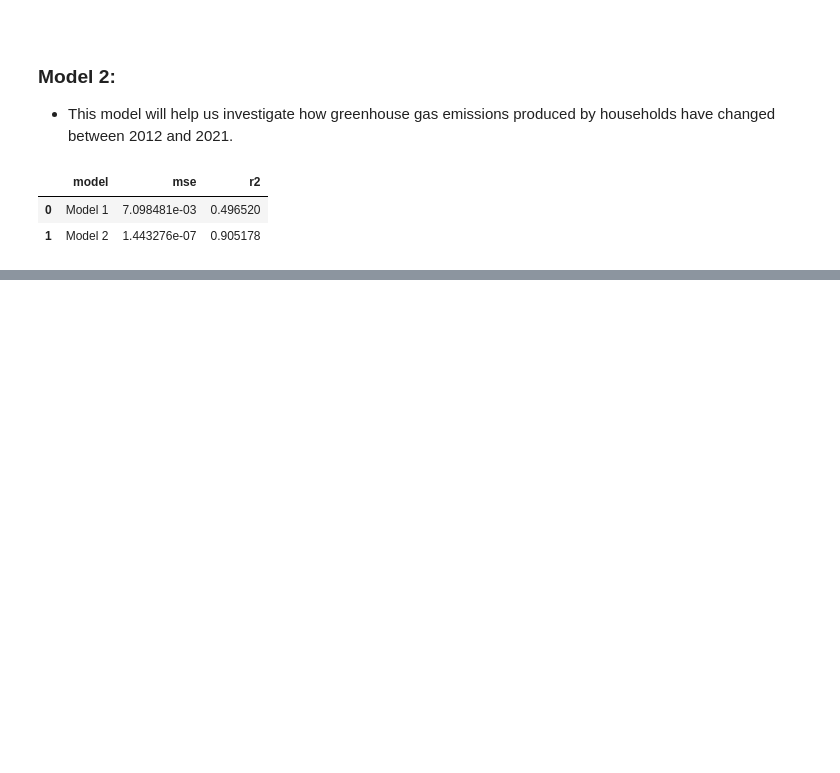
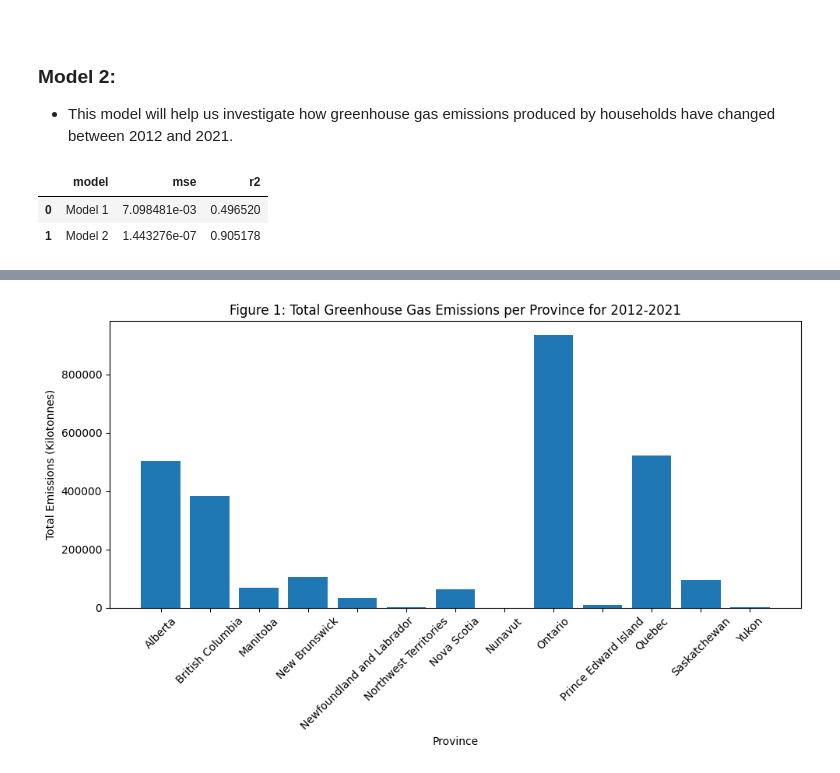
Before and after one commit to Kaylan-W/ghg-emissions-cpsc_368, a Jupyter notebook: a5_analysis/5_data_analysis.ipynb, the cells around one changed output, grey strips where cells are left out. Cells and saved outputs as stored; diff of their text form; code cells hidden in the pictures; blank space fills up the shorter version.

Commit message:
added visualizations, readme, and summary

```diff
--- a/a5_analysis/5_data_analysis.ipynb
+++ b/a5_analysis/5_data_analysis.ipynb
@@ -270,0 +277,16 @@ model_metrics
+# %%
+merged_df = pd.merge(emissions, population, on=['province', 'year'])
+merged_df_no_can = merged_df[merged_df['province'] != 'Canada']
+total_province_emissions = merged_df_no_can.groupby('province')['emissions'].sum().reset_index()
+
+# Plotting
+plt.figure(figsize=(10, 6))
+plt.bar(total_province_emissions['province'], total_province_emissions['emissions'])
+plt.title('Figure 1: Total Greenhouse Gas Emissions per Province for 2012-2021')
+plt.xlabel('Province')
+plt.ylabel('Total Emissions (Kilotonnes)')
+plt.xticks(rotation=45)
+plt.tight_layout()
+plt.show()
+# %% [output]
+[figure, added]
```
Also changed, not shown: parts of 6 cells of this notebook, 3 other files.
